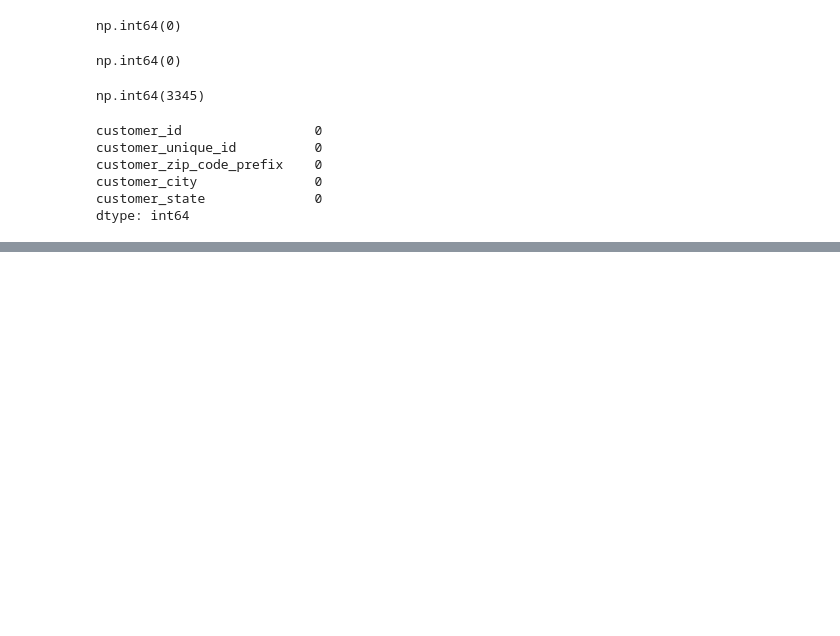
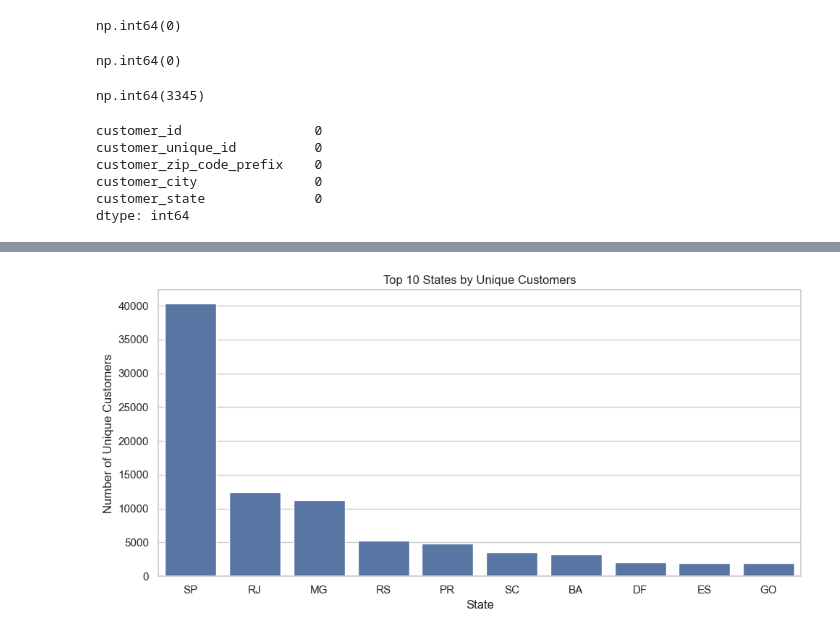
Before and after one commit to Shashank-katare/olist-customer-geography-analysis, a Jupyter notebook: notebooks/olist_visual_analysis.ipynb, the cells around one changed output, grey strips where cells are left out. Saved outputs shown, nothing was run; the diff lists cells and outputs as text; code cells hidden in the pictures; blank space fills up the shorter version.

```diff
--- a/notebooks/olist_visual_analysis.ipynb
+++ b/notebooks/olist_visual_analysis.ipynb
@@ -80,0 +98,3 @@ ValueError: No axis named state for object type DataFrame
+# %%
+top_10_states = state_customer_count.head(10)
+top_10_states
@@ -80,0 +113,15 @@ ValueError: No axis named state for object type DataFrame
+# %%
+plt.figure(figsize=(10, 5))
+sns.barplot(
+    data=top_10_states,
+    x="state",
+    y="unique_customer_count"
+)
+
+plt.title("Top 10 States by Unique Customers")
+plt.xlabel("State")
+plt.ylabel("Number of Unique Customers")
+plt.tight_layout()
+plt.show()
+# %% [output]
+[figure, added]
```
Also changed, not shown: parts of 5 cells of this notebook, 2 other files.
